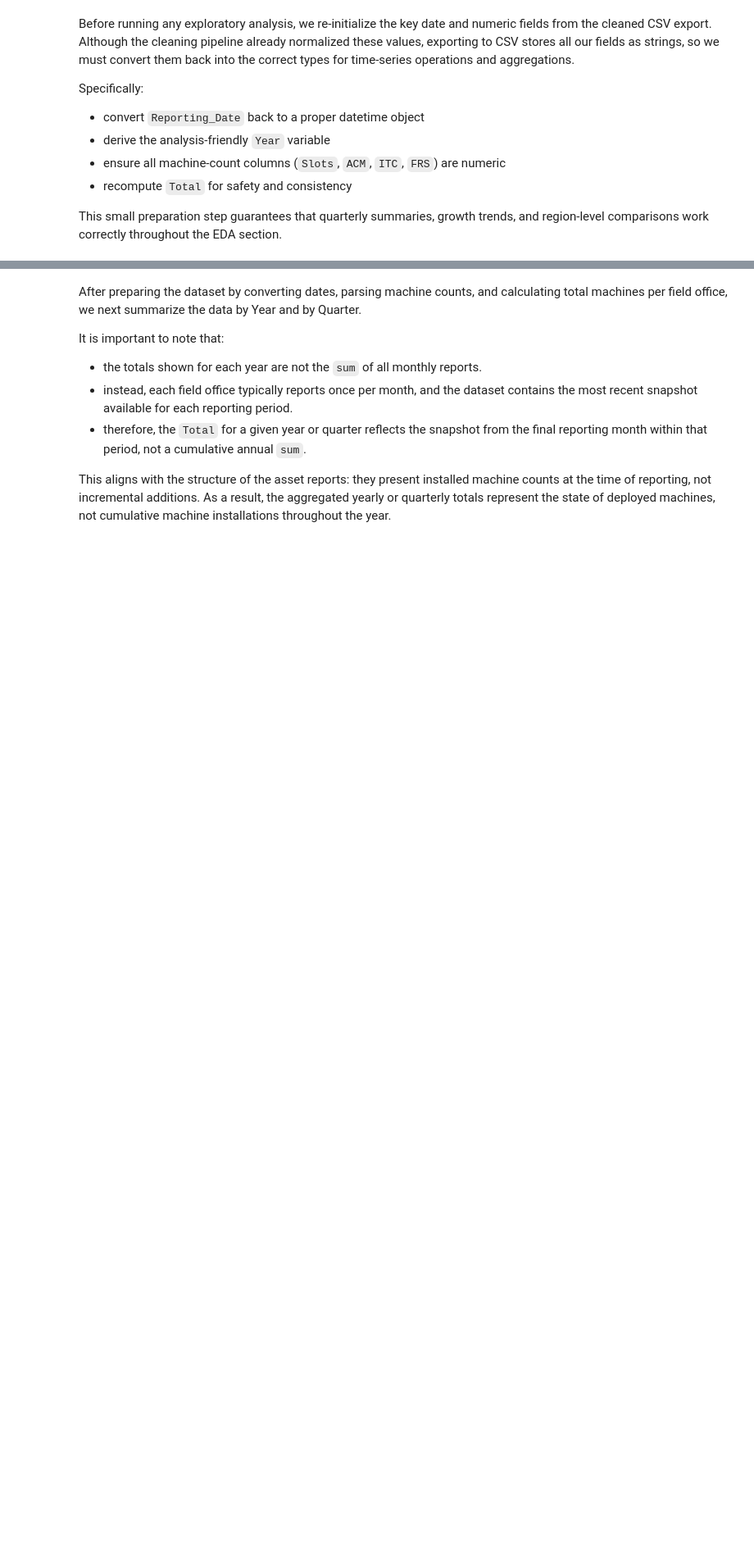
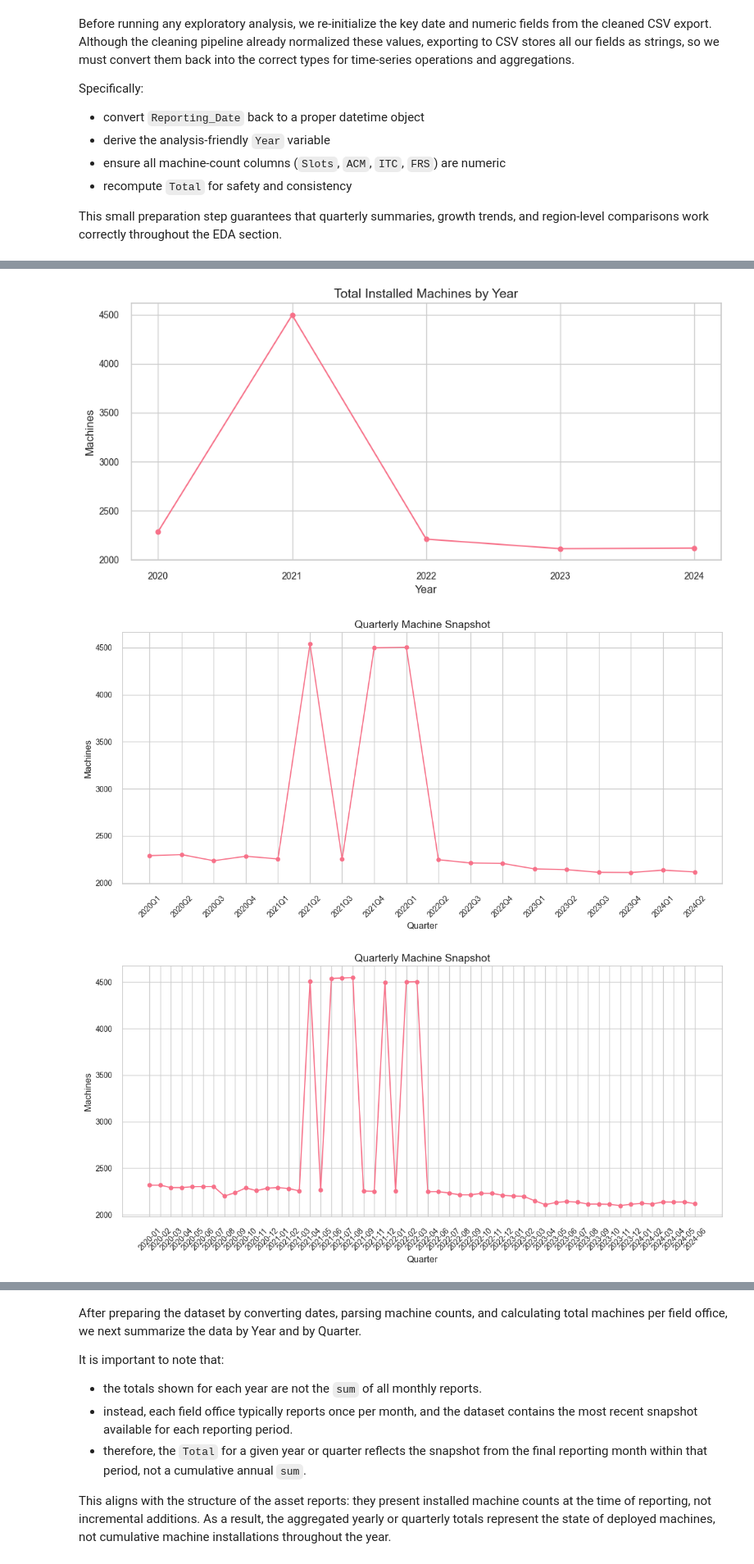
Before and after one commit to pinhaopan/muckrock-liberation, a Jupyter notebook: fa25-team-a/asset_reports.ipynb, the cells around one changed output, grey strips where cells are left out. Shown: that part at 82% size. Drawn from its saved outputs; the diff is of its cells as text; code cells hidden in the pictures; blank space fills up the shorter version.

Commit message:
Fixed More Format 1 Variable Errors and Created Format 1 Visualization and Plotting Functions

```diff
--- a/fa25-team-a/asset_reports.ipynb
+++ b/fa25-team-a/asset_reports.ipynb
@@ -940,6 +975,6 @@ Specifically:
 
 This small preparation step guarantees that quarterly summaries, growth trends, and region-level comparisons work correctly throughout the EDA section.
 # %%
-df = prep_format1_for_eda(asset_report_fmt1)
+df_eda = prep_format1_for_eda(asset_report_fmt1)
 print("Shape:", asset_report_fmt1.shape)
-df.head()
+df_eda.head()
@@ -949,0 +1032,3 @@ df_korea = df[df["Region"] == "Korea"].copy()
+# %%
+yearly_snapshot = snapshot_by_period(df_eda, "Y")
+display(yearly_snapshot.head(5))
@@ -950,2 +1043,3 @@ df_korea = df[df["Region"] == "Korea"].copy()
 # %%
-yearly_snapshot, quarterly_snapshot, monthly_snapshot = summarize_year_quarter_month(df)
+quarterly_snapshot = snapshot_by_period(df_eda, "Q")
+display(quarterly_snapshot.head(5))
@@ -951,0 +1054,3 @@ yearly_snapshot, quarterly_snapshot, monthly_snapshot = summarize_year_quarter_m
+# %%
+monthly_snapshot = snapshot_by_period(df_eda, "M")
+display(monthly_snapshot.head(5))
@@ -951,0 +1069,8 @@ yearly_snapshot, quarterly_snapshot, monthly_snapshot = summarize_year_quarter_m
+# %%
+plot_yearly_totals(yearly_snapshot)
+plot_quarterly_totals(quarterly_snapshot)
+plot_monthly_totals(monthly_snapshot)
+# %% [output]
+[figure, added]
+[figure, added]
+[figure, added]
```
Also changed, not shown: parts of 17 cells of this notebook, 1 other file.
